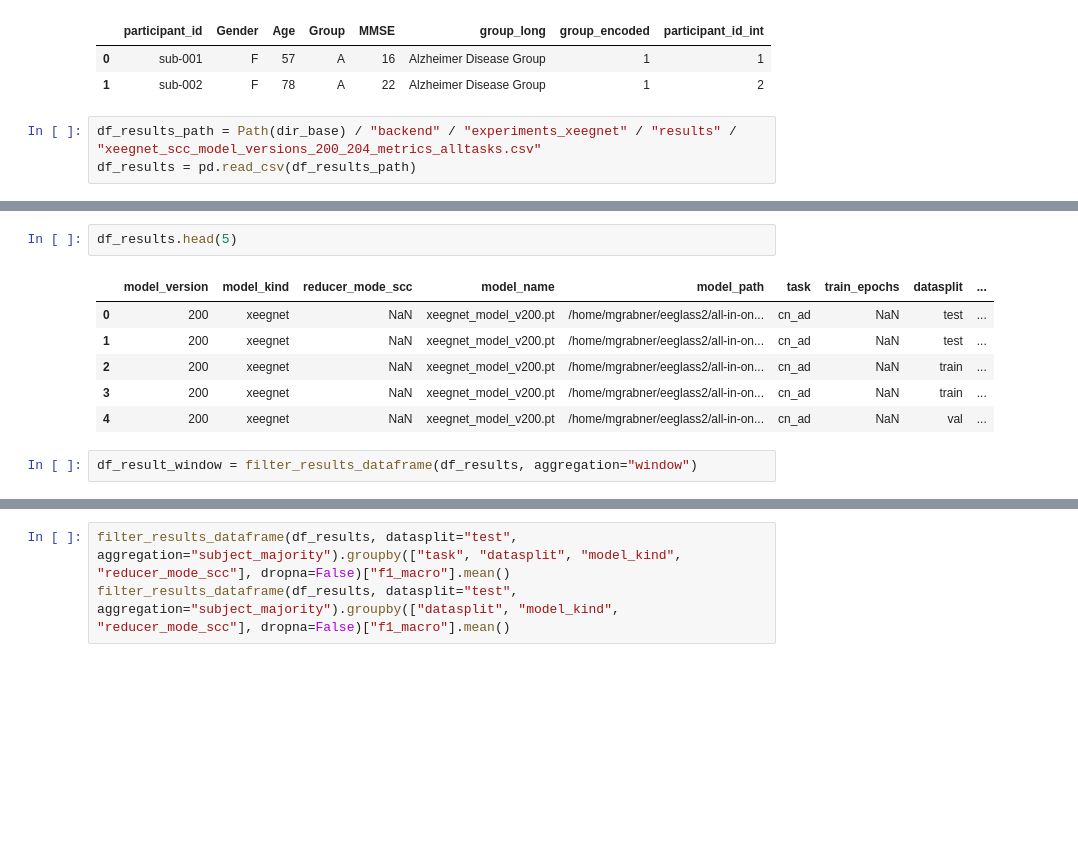
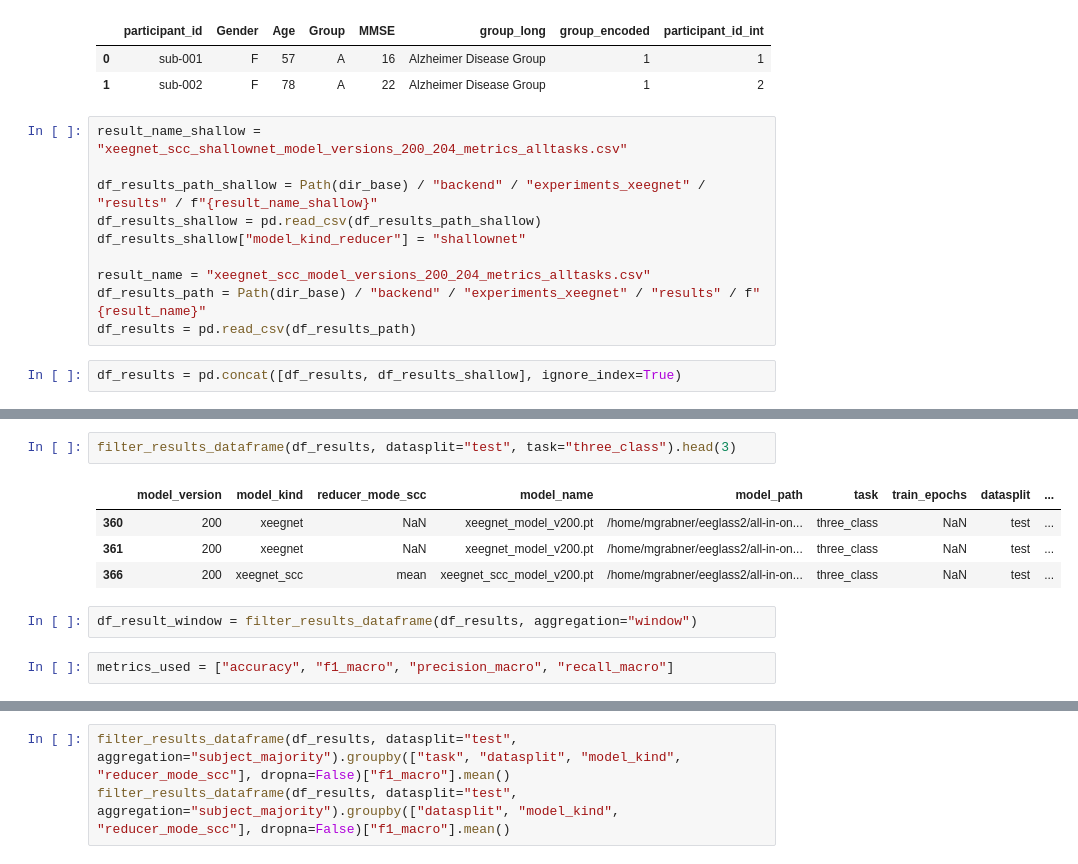
Before and after one commit to hereditary-eu/EEGlass, a Jupyter notebook: backend/experiments_xeegnet/030_evaluate_results_dual_xeegnet.ipynb, the cells around one changed output, grey strips where cells are left out. Cells and saved outputs as stored; diff of their text form; blank space fills up the shorter version.

```diff
--- a/backend/experiments_xeegnet/030_evaluate_results_dual_xeegnet.ipynb
+++ b/backend/experiments_xeegnet/030_evaluate_results_dual_xeegnet.ipynb
@@ -62,5 +62,14 @@ df_metadata.head(2)
 | 0 | sub-001 | F | 57 | A | 16 | Alzheimer Disease Group | 1 | 1 |
 | 1 | sub-002 | F | 78 | A | 22 | Alzheimer Disease Group | 1 | 2 |
 # %%
-df_results_path = Path(dir_base) / "backend" / "experiments_xeegnet" / "results" / "xeegnet_scc_model_versions_200_204_metrics_alltasks.csv"
+result_name_shallow = "xeegnet_scc_shallownet_model_versions_200_204_metrics_alltasks.csv"
+
+df_results_path_shallow = Path(dir_base) / "backend" / "experiments_xeegnet" / "results" / f"{result_name_shallow}"
+df_results_shallow = pd.read_csv(df_results_path_shallow)
+df_results_shallow["model_kind_reducer"] = "shallownet"
+
+result_name = "xeegnet_scc_model_versions_200_204_metrics_alltasks.csv"
+df_results_path = Path(dir_base) / "backend" / "experiments_xeegnet" / "results" / f"{result_name}"
 df_results = pd.read_csv(df_results_path)
+# %%
+df_results = pd.concat([df_results, df_results_shallow], ignore_index=True)
@@ -67,12 +82,12 @@ df_results = pd.read_csv(df_results_path)
 # %%
-df_results.head(5)
+filter_results_dataframe(df_results, datasplit="test", task="three_class").head(3)
 # %% [output]
 |  | model_version | model_kind | reducer_mode_scc | model_name | model_path | task | train_epochs | datasplit | ... |
-| 0 | 200 | xeegnet | NaN | xeegnet_model_v200.pt | /home/mgrabner/eeglass2/all-in-on... | cn_ad | NaN | test | ... |
-| 1 | 200 | xeegnet | NaN | xeegnet_model_v200.pt | /home/mgrabner/eeglass2/all-in-on... | cn_ad | NaN | test | ... |
-| 2 | 200 | xeegnet | NaN | xeegnet_model_v200.pt | /home/mgrabner/eeglass2/all-in-on... | cn_ad | NaN | train | ... |
-| 3 | 200 | xeegnet | NaN | xeegnet_model_v200.pt | /home/mgrabner/eeglass2/all-in-on... | cn_ad | NaN | train | ... |
-| 4 | 200 | xeegnet | NaN | xeegnet_model_v200.pt | /home/mgrabner/eeglass2/all-in-on... | cn_ad | NaN | val | ... |
+| 360 | 200 | xeegnet | NaN | xeegnet_model_v200.pt | /home/mgrabner/eeglass2/all-in-on... | three_class | NaN | test | ... |
+| 361 | 200 | xeegnet | NaN | xeegnet_model_v200.pt | /home/mgrabner/eeglass2/all-in-on... | three_class | NaN | test | ... |
+| 366 | 200 | xeegnet_scc | mean | xeegnet_scc_model_v200.pt | /home/mgrabner/eeglass2/all-in-on... | three_class | NaN | test | ... |
 # %%
 df_result_window = filter_results_dataframe(df_results, aggregation="window")
+# %%
+metrics_used = ["accuracy", "f1_macro", "precision_macro", "recall_macro"]
 # %%
```
Also changed, not shown: parts of 7 cells of this notebook, 5 other files.
